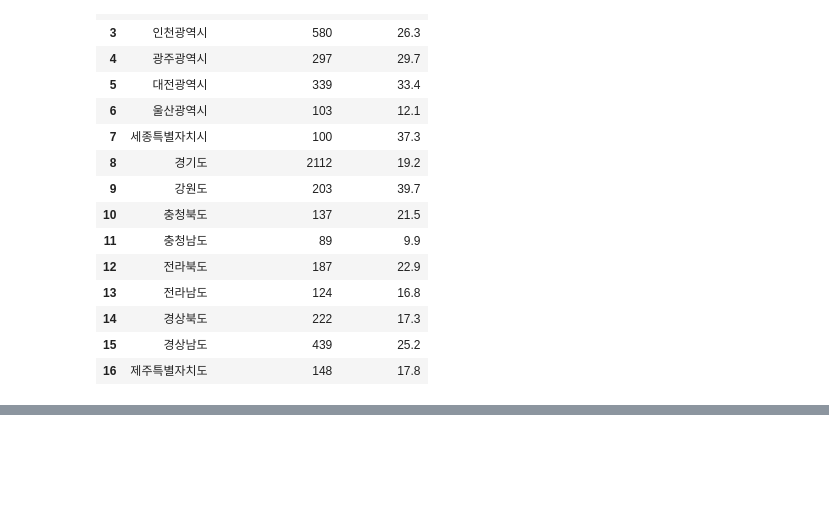
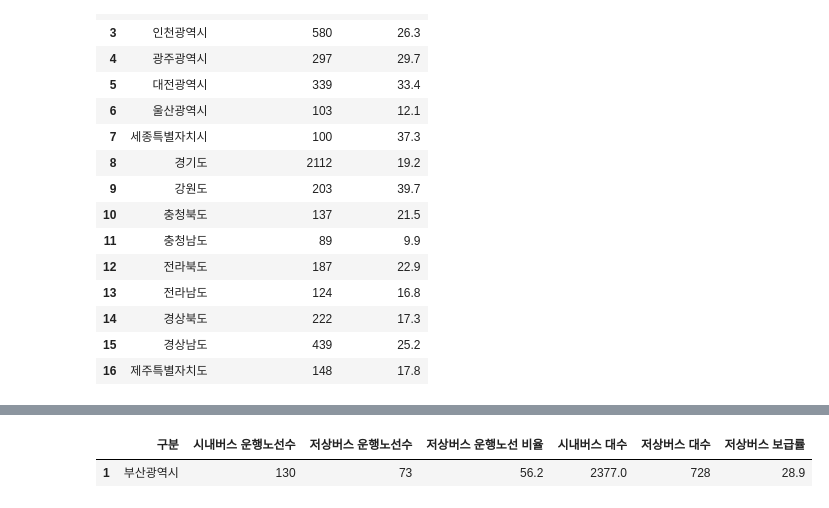
Before and after one commit to WithU-Bus/WithU-Bus, a Jupyter notebook: lowbus_info.ipynb, the cells around one changed output, grey strips where cells are left out. Drawn from its saved outputs; the diff is of its cells as text; code cells hidden in the pictures; blank space fills up the shorter version.

```diff
--- a/lowbus_info.ipynb
+++ b/lowbus_info.ipynb
@@ -70,0 +125,6 @@ lowbus_info.to_csv('./res/lowbus_info.csv')
+# %%
+busanlowbus = busanlowbus[['구분','시내버스 운행노선수','저상버스 운행노선수','저상버스 운행노선 비율','시내버스 대수','저상버스 대수','저상버스 보급률']]
+busanlowbus
+# %% [output]
+|  | 구분 | 시내버스 운행노선수 | 저상버스 운행노선수 | 저상버스 운행노선 비율 | 시내버스 대수 | 저상버스 대수 | 저상버스 보급률 |
+| 1 | 부산광역시 | 130 | 73 | 56.2 | 2377.0 | 728 | 28.9 |
```
Also changed, not shown: parts of 10 cells of this notebook, 1 other file.
